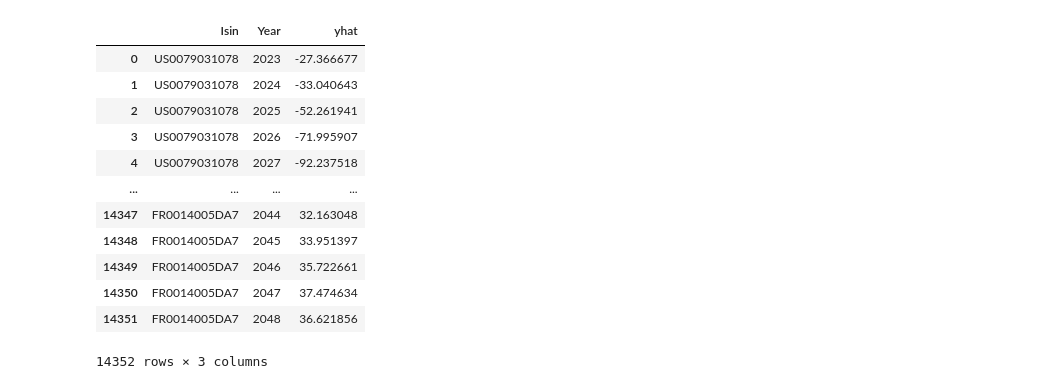
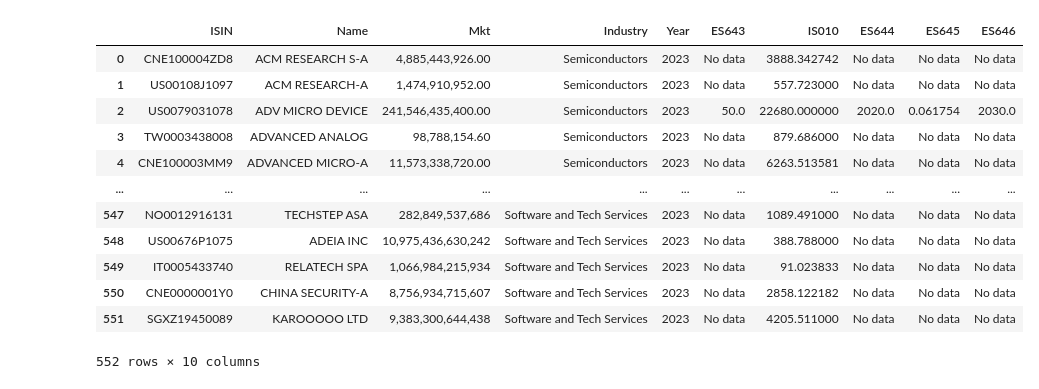
Before and after one commit to VeroOli/ESG-Intelligence-Final_Project-Ironhack, a Jupyter notebook: notebooks/SQLite.ipynb, the cells around one changed output. Saved outputs shown, nothing was run; the diff lists cells and outputs as text; code cells hidden in the pictures.

```diff
--- a/notebooks/SQLite.ipynb
+++ b/notebooks/SQLite.ipynb
@@ -10,26 +10,28 @@ historical_scope=pd.read_csv('../data/historical_scope.csv')
 historical_score=pd.read_csv('../data/historical_score.csv')
 esg_percentage=pd.read_csv('../data/esg_percentage.csv')
 projections=pd.read_csv('../data/projections.csv')
-
+filtered_merged_data=pd.read_csv('../data/filtered_merged_data.csv')
 
 
 merged_data = merged_data.rename(columns={'Mkt Cap': 'Mkt'})
+merged_data=merged_data[['ISIN', 'Name', 'Mkt', 'Industry', 'Year', 'ES643','IS010','ES644','ES645','ES646']]
+merged_data.to_csv('../data/merged_data.csv', index=False)
 # %%
-projections
+merged_data
 # %% [output]
-|  | Isin | Year | yhat |
-| 0 | US0079031078 | 2023 | -27.366677 |
-| 1 | US0079031078 | 2024 | -33.040643 |
-| 2 | US0079031078 | 2025 | -52.261941 |
-| 3 | US0079031078 | 2026 | -71.995907 |
-| 4 | US0079031078 | 2027 | -92.237518 |
-| ... | ... | ... | ... |
-| 14347 | FR0014005DA7 | 2044 | 32.163048 |
-| 14348 | FR0014005DA7 | 2045 | 33.951397 |
-| 14349 | FR0014005DA7 | 2046 | 35.722661 |
-| 14350 | FR0014005DA7 | 2047 | 37.474634 |
-| 14351 | FR0014005DA7 | 2048 | 36.621856 |
+|  | ISIN | Name | Mkt | Industry | Year | ES643 | IS010 | ES644 | ES645 | ES646 |
+| 0 | CNE100004ZD8 | ACM RESEARCH S-A | 4,885,443,926.00 | Semiconductors | 2023 | No data | 3888.342742 | No data | No data | No data |
+| 1 | US00108J1097 | ACM RESEARCH-A | 1,474,910,952.00 | Semiconductors | 2023 | No data | 557.723000 | No data | No data | No data |
+| 2 | US0079031078 | ADV MICRO DEVICE | 241,546,435,400.00 | Semiconductors | 2023 | 50.0 | 22680.000000 | 2020.0 | 0.061754 | 2030.0 |
+| 3 | TW0003438008 | ADVANCED ANALOG | 98,788,154.60 | Semiconductors | 2023 | No data | 879.686000 | No data | No data | No data |
+| 4 | CNE100003MM9 | ADVANCED MICRO-A | 11,573,338,720.00 | Semiconductors | 2023 | No data | 6263.513581 | No data | No data | No data |
+| ... | ... | ... | ... | ... | ... | ... | ... | ... | ... | ... |
+| 547 | NO0012916131 | TECHSTEP ASA | 282,849,537,686 | Software and Tech Services | 2023 | No data | 1089.491000 | No data | No data | No data |
+| 548 | US00676P1075 | ADEIA INC | 10,975,436,630,242 | Software and Tech Services | 2023 | No data | 388.788000 | No data | No data | No data |
+| 549 | IT0005433740 | RELATECH SPA | 1,066,984,215,934 | Software and Tech Services | 2023 | No data | 91.023833 | No data | No data | No data |
+| 550 | CNE0000001Y0 | CHINA SECURITY-A | 8,756,934,715,607 | Software and Tech Services | 2023 | No data | 2858.122182 | No data | No data | No data |
+| 551 | SGXZ19450089 | KAROOOOO LTD | 9,383,300,644,438 | Software and Tech Services | 2023 | No data | 4205.511000 | No data | No data | No data |
-14352 rows × 3 columns
+552 rows × 10 columns
 # %%
 conn = sqlite3.connect('../mi_base_de_datos.db')
 
```
Also changed, not shown: parts of 1 cell of this notebook, 11 other files.
